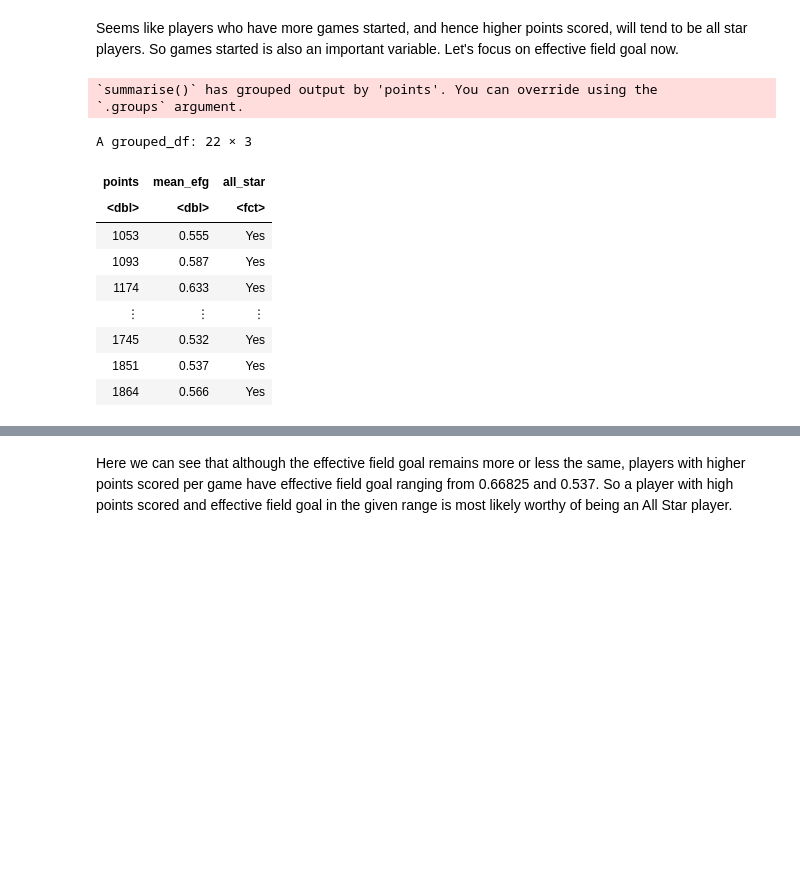
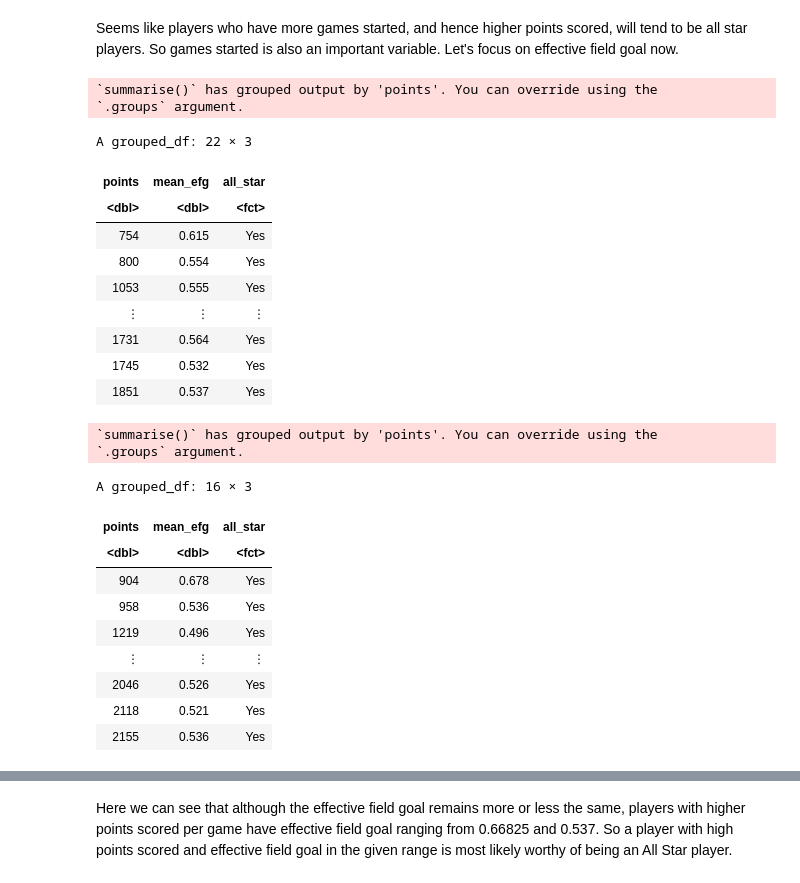
Before and after one commit to DrakenRaptor/Section006-28-Proposal, a Jupyter notebook: ProjectTrial.ipynb, the cells around one changed output, grey strips where cells are left out. Saved outputs shown, nothing was run; the diff lists cells and outputs as text; code cells hidden in the pictures; blank space fills up the shorter version.

```diff
--- a/ProjectTrial.ipynb
+++ b/ProjectTrial.ipynb
@@ -321,11 +321,18 @@ There are 27 and 23 All Star players in 2023 season and 2022 season respectively
 #First we will convert all_star from chr to fct.
 
 #convert chr to fct.
-asfactor_all_star <- basket_2023_np |>
+asfactor_all_star_2023 <- basket_2023_np |>
                      mutate(all_star = as_factor(all_star)) |>
                      rename(effective_field_goal = "eFG%", points = PTS, games_started= GS, player = Player) |>
                      na.omit()
-asfactor_all_star
+asfactor_all_star_2023
+
+
+asfactor_all_star_2022 <- basket_2022_np |>
+                     mutate(all_star = as_factor(all_star)) |>
+                     rename(effective_field_goal = "eFG%", points = PTS, games_started= GS, player = Player) |>
+                     na.omit()
+asfactor_all_star_2022
 # %% [output]
 A tibble: 513 × 5
 | player | games_started | effective_field_goal | points | all_star |
@@ -340,11 +357,17 @@ A tibble: 513 × 5
 # %%
 #splitting the dataset into training and testing split.
 
-split <- initial_split(asfactor_all_star, prop = 0.75, strata = all_star)
-new_obs_training <- training(split)
-new_obs_training
-new_obs_testing <- testing(split)
-new_obs_testing
+split_2023 <- initial_split(asfactor_all_star_2023, prop = 0.75, strata = all_star)
+new_obs_training_2023 <- training(split_2023)
+new_obs_training_2023
+new_obs_testing_2023 <- testing(split_2023)
+new_obs_testing_2023
+
+split_2022 <- initial_split(asfactor_all_star_2022, prop = 0.75, strata = all_star)
+new_obs_training_2022 <- training(split_2022)
+new_obs_training_2022
+new_obs_testing_2022 <- testing(split_2022)
+new_obs_testing_2022
 # %% [output]
 A tibble: 384 × 5
 | player | games_started | effective_field_goal | points | all_star |
@@ -443,25 +540,43 @@ new_obs_training |>
 Seems like players who have more games started, and hence higher points scored, will tend to be all star players. So games started is also an important variable. Let's focus on effective field goal now.
 # %%
 #let's group by the points scored by the players and see the relationship between it and the effective field goal.
-summary2 <- new_obs_training |>
+summary2_2023 <- new_obs_training_2023 |>
             group_by(points) |>
             summarize(mean_efg = mean(effective_field_goal),  all_star = all_star) |>
             filter(all_star == "Yes")
-summary2
+summary2_2023
+
+summary2_2022 <- new_obs_training_2022 |>
+            group_by(points) |>
+            summarize(mean_efg = mean(effective_field_goal),  all_star = all_star) |>
+            filter(all_star == "Yes")
+summary2_2022
 
 #we don't seem to see any sort of relationship between points scored and the effective field goal,
 #but let's get a bigger picture through a simple plot.
 # %% [output]
 `summarise()` has grouped output by 'points'. You can override using the
 `.groups` argument.
 A grouped_df: 22 × 3
 | points | mean_efg | all_star |
 | <dbl> | <dbl> | <fct> |
+| 754 | 0.615 | Yes |
+| 800 | 0.554 | Yes |
 | 1053 | 0.555 | Yes |
-| 1093 | 0.587 | Yes |
-| 1174 | 0.633 | Yes |
 | ⋮ | ⋮ | ⋮ |
+| 1731 | 0.564 | Yes |
 | 1745 | 0.532 | Yes |
 | 1851 | 0.537 | Yes |
-| 1864 | 0.566 | Yes |
+`summarise()` has grouped output by 'points'. You can override using the
+`.groups` argument.
+A grouped_df: 16 × 3
+| points | mean_efg | all_star |
+| <dbl> | <dbl> | <fct> |
+| 904 | 0.678 | Yes |
+| 958 | 0.536 | Yes |
+| 1219 | 0.496 | Yes |
+| ⋮ | ⋮ | ⋮ |
+| 2046 | 0.526 | Yes |
+| 2118 | 0.521 | Yes |
+| 2155 | 0.536 | Yes |
 # %%
```
Also changed, not shown: parts of 7 cells of this notebook.
